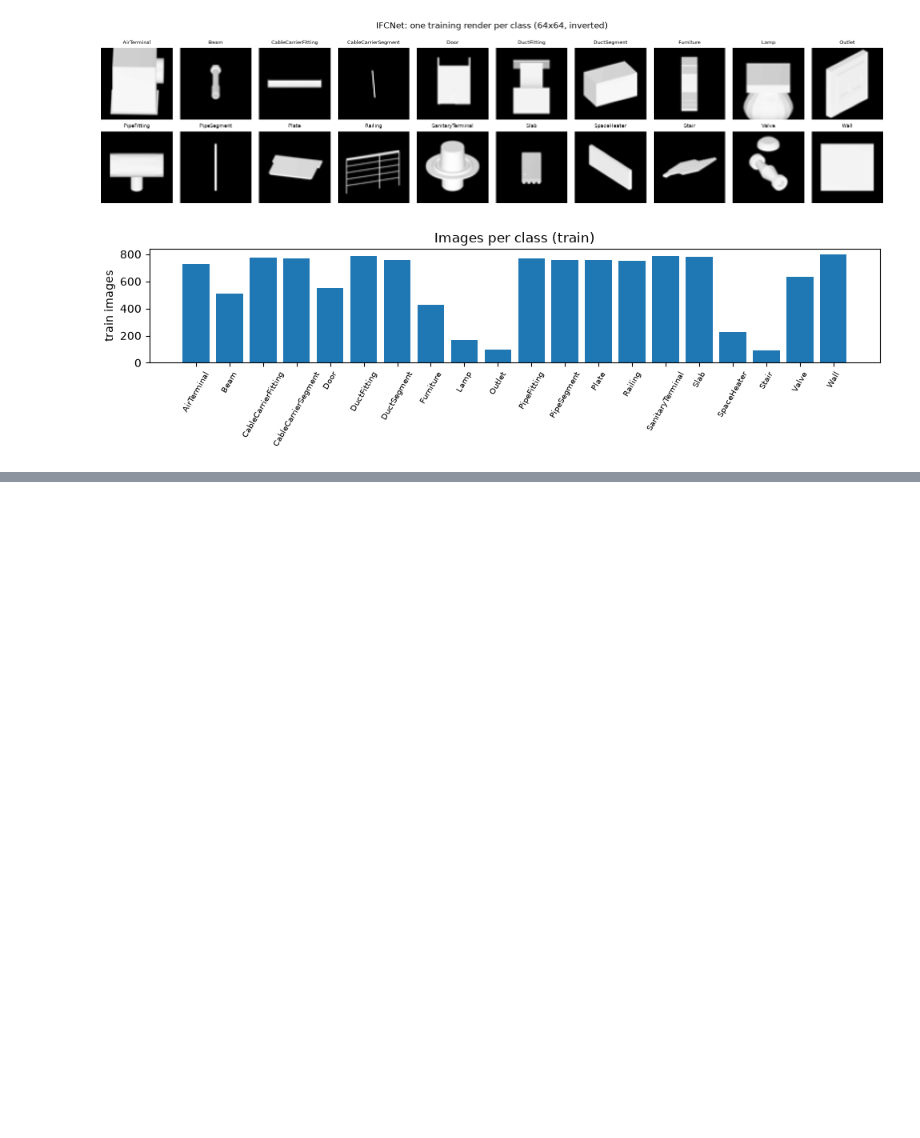
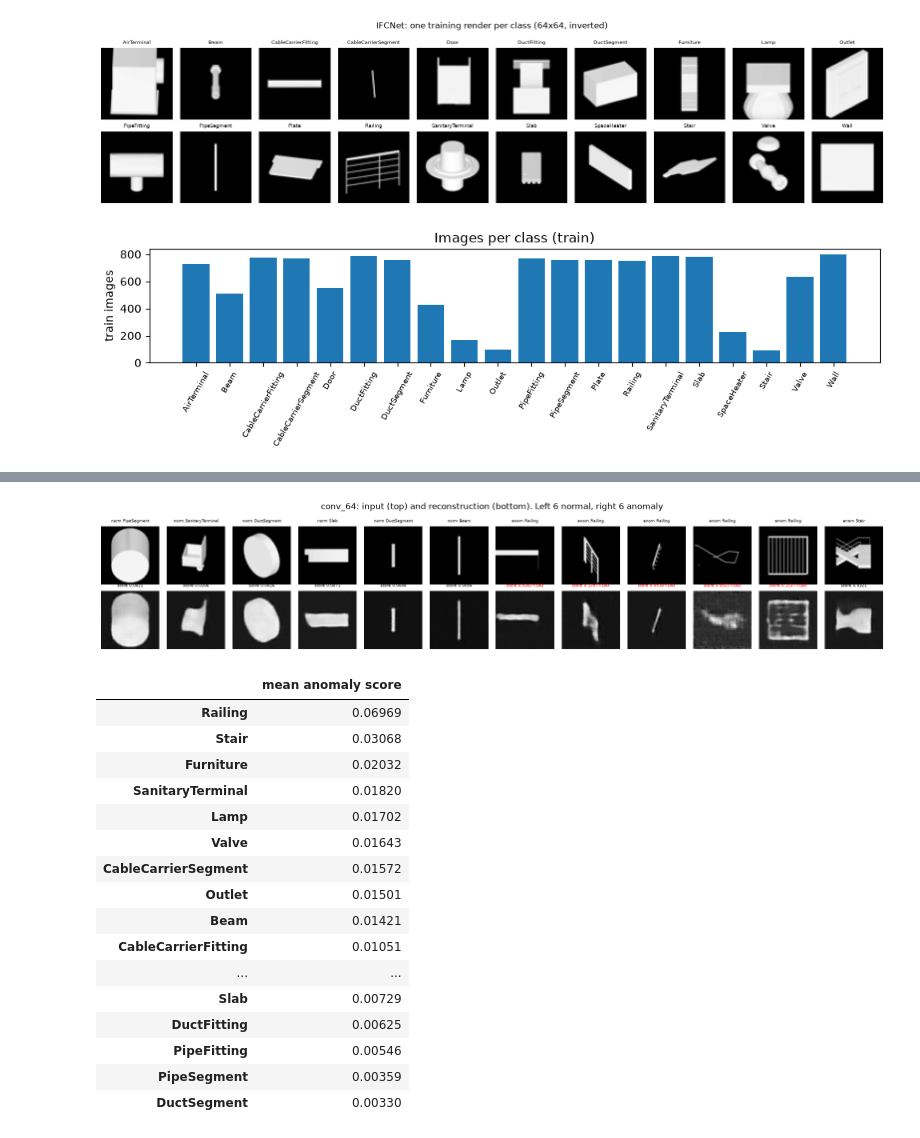
Before and after one commit to iaac-maai/hackathon-team2-ifcnet, a Jupyter notebook: 01_autoencoder/notebook/autoencoder.ipynb, the cells around one changed output, grey strips where cells are left out. Saved outputs shown, nothing was run; the diff lists cells and outputs as text; code cells hidden in the pictures; blank space fills up the shorter version.

```diff
--- a/01_autoencoder/notebook/autoencoder.ipynb
+++ b/01_autoencoder/notebook/autoencoder.ipynb
@@ -112,0 +358,43 @@ plt.tight_layout(); plt.savefig(FIG / "02_class_counts.png", dpi=150); plt.show(
+# %%
+rng = np.random.default_rng(SEED)
+ni = rng.choice(np.where(lab == 0)[0], 6, replace=False)
+ai = rng.choice(np.where(lab == 1)[0], 6, replace=False)
+idx = np.concatenate([ni, ai])
+with torch.no_grad():
+    rec = models[best].eval()(X_test[idx].to(dev))[0].cpu()
+
+fig, axes = plt.subplots(2, 12, figsize=(16, 3.2))
+for j, i in enumerate(idx):
+    axes[0, j].imshow(X_test[i, 0], cmap="gray")
+    axes[1, j].imshow(rec[j, 0], cmap="gray")
+    tag = "anom" if lab[i] else "norm"
+    axes[0, j].set_title(f"{tag} {classes[y_test[i]][3:]}", fontsize=6)
+    axes[1, j].set_title(f"score {e[i]:.4f}" + (" FLAG" if e[i] > thr else ""), fontsize=6,
+                         color="red" if e[i] > thr else "black")
+for a in axes.flat:
+    a.axis("off")
+plt.suptitle(f"{best}: input (top) and reconstruction (bottom). Left 6 normal, right 6 anomaly")
+plt.tight_layout(); plt.savefig(FIG / "05_reconstructions.png", dpi=150); plt.show()
+
+per_class = pd.Series(e).groupby(y_test.numpy()).mean()
+per_class.index = [classes[i][3:] for i in per_class.index]
+display(per_class.sort_values(ascending=False).round(5).to_frame("mean anomaly score"))
+# %% [output]
+[figure, added]
+|  | mean anomaly score |
+| Railing | 0.06969 |
+| Stair | 0.03068 |
+| Furniture | 0.02032 |
+| SanitaryTerminal | 0.01820 |
+| Lamp | 0.01702 |
+| Valve | 0.01643 |
+| CableCarrierSegment | 0.01572 |
+| Outlet | 0.01501 |
+| Beam | 0.01421 |
+| CableCarrierFitting | 0.01051 |
+| ... | ... |
+| Slab | 0.00729 |
+| DuctFitting | 0.00625 |
+| PipeFitting | 0.00546 |
+| PipeSegment | 0.00359 |
+| DuctSegment | 0.00330 |
```
Also changed, not shown: parts of 21 cells of this notebook, 12 other files.
